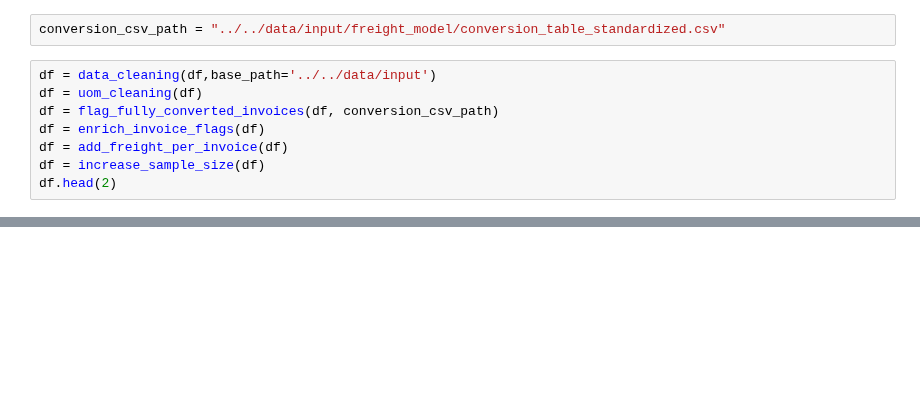
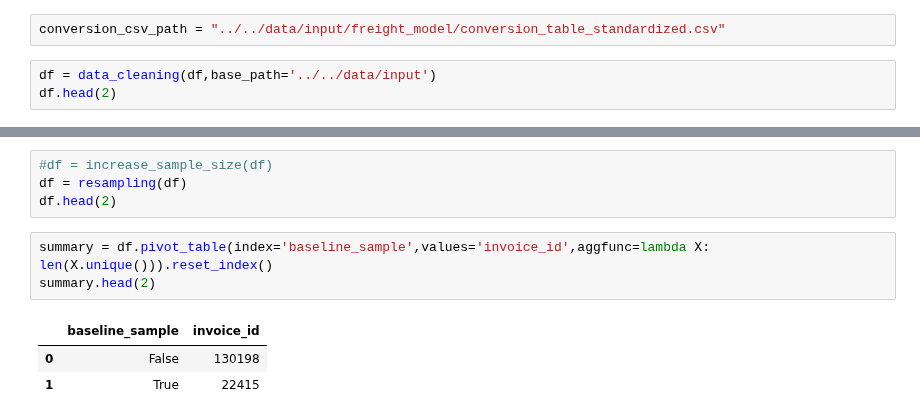
Before and after one commit to Zhuwaki/diverzify_freight_analysis, a Jupyter notebook: notebooks/nigel/data_cleaning_testing.ipynb, the cells around one changed output, grey strips where cells are left out. Saved outputs shown, nothing was run; the diff lists cells and outputs as text; blank space fills up the shorter version.

```diff
--- a/notebooks/nigel/data_cleaning_testing.ipynb
+++ b/notebooks/nigel/data_cleaning_testing.ipynb
@@ -18,11 +19,6 @@ df = pd.read_csv('../../data/input/Freight_Cost_Analysis_CY2024-03.25.csv',encod
 conversion_csv_path = "../../data/input/freight_model/conversion_table_standardized.csv"
 # %%
 df = data_cleaning(df,base_path='../../data/input')
-df = uom_cleaning(df)
-df = flag_fully_converted_invoices(df, conversion_csv_path)
-df = enrich_invoice_flags(df)
-df = add_freight_per_invoice(df)
-df = increase_sample_size(df)
 df.head(2)
 # %% [output]
 INFO:root:🔧 Running data_cleaning...
@@ -69,0 +74,11 @@ summary
+# %%
+#df = increase_sample_size(df)
+df = resampling(df)
+df.head(2)
+# %%
+summary = df.pivot_table(index='baseline_sample',values='invoice_id',aggfunc=lambda X: len(X.unique())).reset_index()
+summary.head(2)
+# %% [output]
+|  | baseline_sample | invoice_id |
+| 0 | False | 130198 |
+| 1 | True | 22415 |
```
Also changed, not shown: parts of 7 cells of this notebook, 1 other file.
